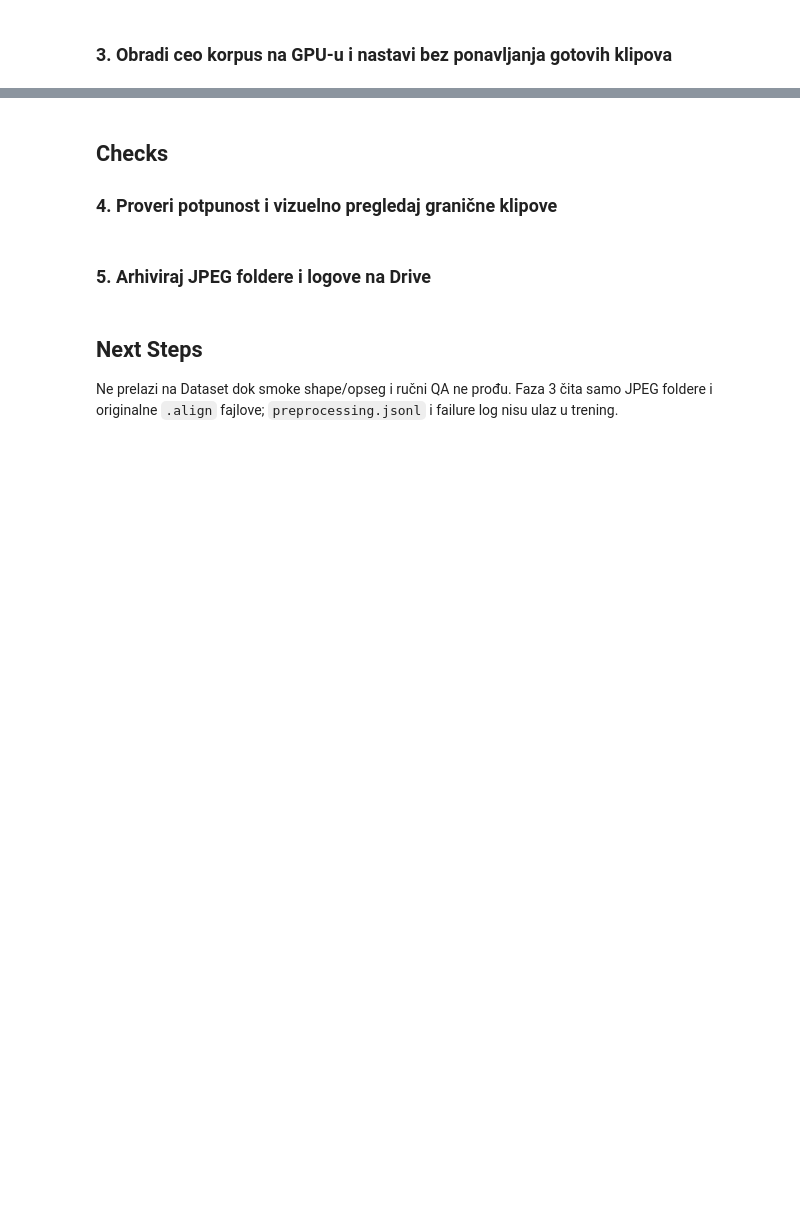
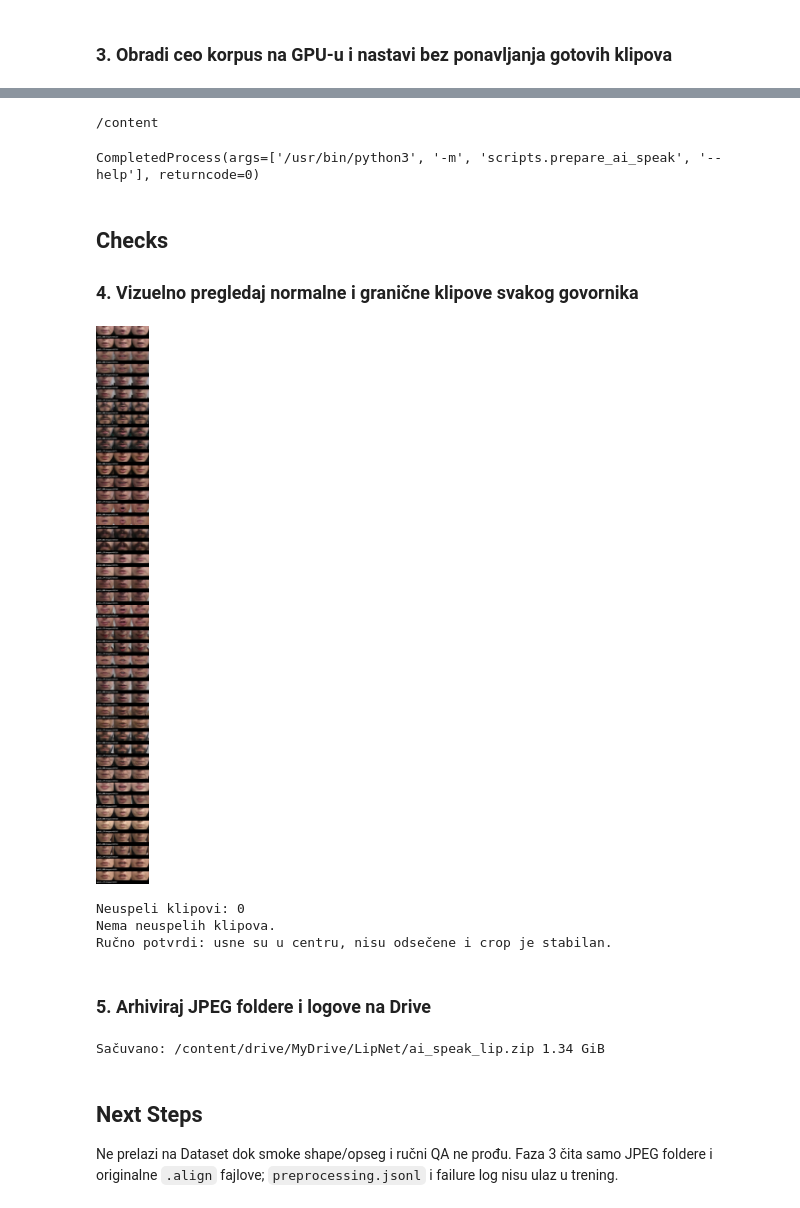
Before and after one commit to nikolabakic/Vizuelno-prepoznavanje-govora-na-osnovu-pokreta-usana-pomo-u-LipNet-modela, a Jupyter notebook: playground/02_faza_2_ai_speak_preprocessing.ipynb, the cells around one changed output, grey strips where cells are left out. Drawn from its saved outputs; the diff is of its cells as text; code cells hidden in the pictures; blank space fills up the shorter version.

```diff
--- a/playground/02_faza_2_ai_speak_preprocessing.ipynb
+++ b/playground/02_faza_2_ai_speak_preprocessing.ipynb
@@ -118,3 +266,25 @@ print('VIPL _load_vid:', sample_array.shape, 'range:', normalized.min(), normali
+# %%
+%cd /content/lipnet-serbian
+
+import subprocess
+
+subprocess.run(
+    ["git", "pull", "--ff-only"],
+    check=True,
+)
+
+subprocess.run(
+    [
+        sys.executable,
+        "-m",
+        "scripts.prepare_ai_speak",
+        "--help",
+    ],
+    check=True,
+)
+# %% [output]
+/content
+CompletedProcess(args=['/usr/bin/python3', '-m', 'scripts.prepare_ai_speak', '--help'], returncode=0)
 # %%
 if RUN_FULL_PREPROCESSING:
     subprocess.run([
@@ -130,70 +300,34 @@ else:
 # %% [markdown]
 ## Checks
 
-### 4. Proveri potpunost i vizuelno pregledaj granične klipove
+### 4. Vizuelno pregledaj normalne i granične klipove svakog govornika
 # %%
-import json
 from IPython.display import Image, display
 
 QA_PATH = OUTPUT_ROOT / 'qa_mouth_crops.jpg'
 FAILURE_LOG = OUTPUT_ROOT / 'failed_clips.log'
-PREPROCESSING_LOG = OUTPUT_ROOT / 'preprocessing.jsonl'
 assert QA_PATH.exists(), 'Puna obrada nije napravljena ili nije završena.'
-records = [
-    json.loads(line)
-    for line in PREPROCESSING_LOG.read_text(encoding='utf-8').splitlines()
-    if line.strip()
-]
-failures = [
-    line for line in FAILURE_LOG.read_text(encoding='utf-8').splitlines()
-    if line.strip()
-]
-success_ids = {record['sample_id'] for record in records}
-failure_ids = {line.split('\t', 1)[0] for line in failures}
-input_ids = {path.stem for path in videos}
-assert not (success_ids & failure_ids)
-assert success_ids | failure_ids == input_ids
-assert len(records) == len(success_ids)
-assert all(record['landmark_frames'] > 0 for record in records)
-assert all(
-    record['decoded_frames'] == record['landmark_frames'] + record['dropped_frames']
-    for record in records
-)
-phase2_audit = {
-    'phase': 2,
-    'face_detector': 'blazeface',
-    'torch_version': torch.__version__,
-    'gpu': torch.cuda.get_device_name(0),
-    'input_pairs': len(videos),
-    'successful_clips': len(records),
-    'failed_clips': len(failures),
-    'clips_with_dropped_frames': sum(
-        record['dropped_frames'] > 0 for record in records
-    ),
-    'decoded_frames': sum(record['decoded_frames'] for record in records),
-    'landmark_frames': sum(record['landmark_frames'] for record in records),
-}
-(OUTPUT_ROOT / 'phase2_audit.json').write_text(
-    json.dumps(phase2_audit, indent=2, ensure_ascii=False) + '\n',
-    encoding='utf-8',
-)
 display(Image(filename=str(QA_PATH)))
-print('Uspešni klipovi:', len(records), '/', len(videos))
-print('Neuspeli klipovi:', len(failures))
-print('Klipovi sa ispuštenim frejmovima:', sum(r['dropped_frames'] > 0 for r in records))
+failures = FAILURE_LOG.read_text(encoding='utf-8').strip().splitlines()
+print('Neuspeli klipovi:', len([line for line in failures if line]))
 print('\n'.join(failures[:20]) if failures else 'Nema neuspelih klipova.')
 print('Ručno potvrdi: usne su u centru, nisu odsečene i crop je stabilan.')
+# %% [output]
+[figure, added]
+Neuspeli klipovi: 0
+Nema neuspelih klipova.
+Ručno potvrdi: usne su u centru, nisu odsečene i crop je stabilan.
 # %% [markdown]
 ### 5. Arhiviraj JPEG foldere i logove na Drive
 # %%
-MANUAL_QA_PASSED = False  # promeni na True tek nakon pregleda prikazane QA slike
-assert MANUAL_QA_PASSED, 'Ručno pregledaj QA sliku, pa potvrdi MANUAL_QA_PASSED=True.'
 if RUN_FULL_PREPROCESSING:
     archive_base = Path('/content/ai_speak_lip')
     archive = Path(shutil.make_archive(str(archive_base), 'zip', root_dir=OUTPUT_ROOT))
     drive_archive = DRIVE_ROOT / 'ai_speak_lip.zip'
     shutil.copy2(archive, drive_archive)
     print('Sačuvano:', drive_archive, f'{drive_archive.stat().st_size/1024**3:.2f} GiB')
+# %% [output]
+Sačuvano: /content/drive/MyDrive/LipNet/ai_speak_lip.zip 1.34 GiB
 # %% [markdown]
 ## Next Steps
 
```
Also changed, not shown: parts of 7 cells of this notebook, 3 other files.
